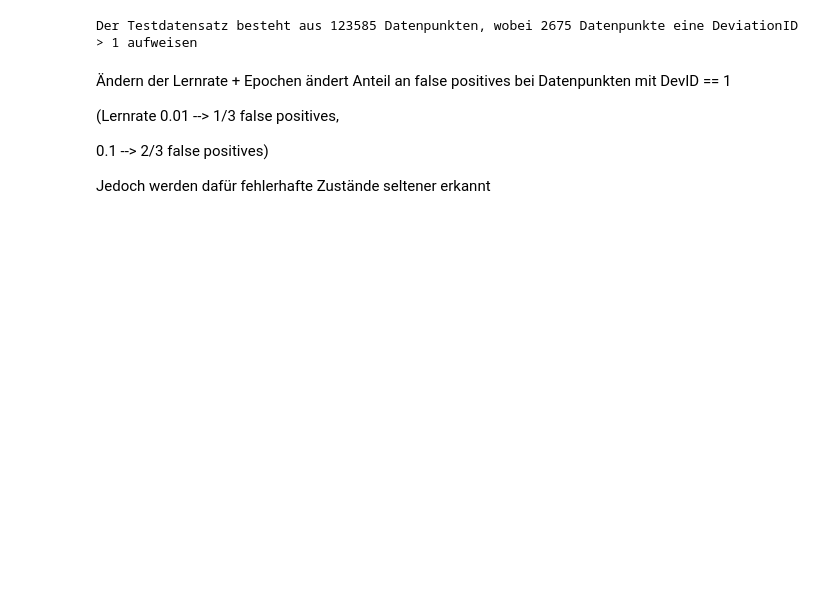
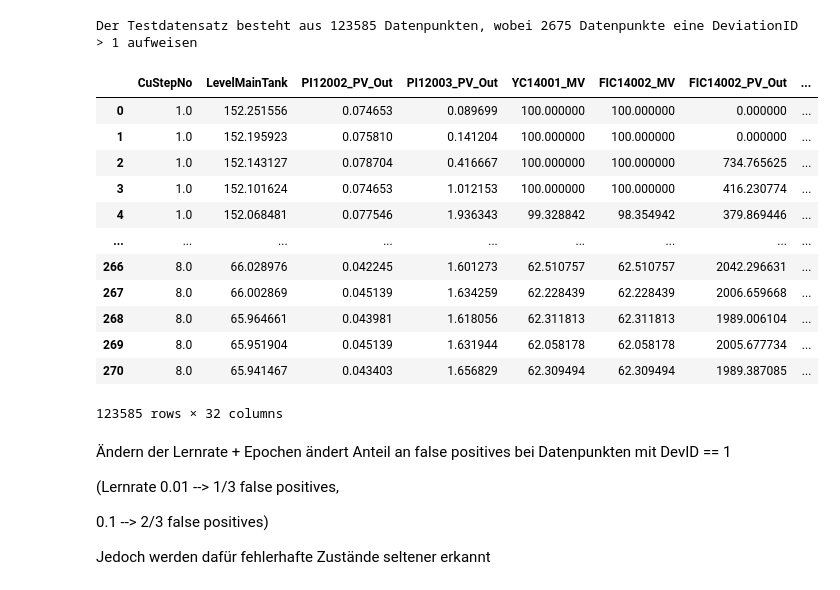
Before and after one commit to dan-vp/app_projekt, a Jupyter notebook: app_projekt_6.ipynb, the cells around one changed output. Saved outputs shown, nothing was run; the diff lists cells and outputs as text; code cells hidden in the pictures; blank space fills up the shorter version.

```diff
--- a/app_projekt_6.ipynb
+++ b/app_projekt_6.ipynb
@@ -993,6 +1131,22 @@ Im Testdatensatz werden an 93585 Datenpunkten Anomalien gemeldet.
 print(f"Der Testdatensatz besteht aus {X_test_ae.shape[0]} Datenpunkten, wobei {normal_df[normal_df.batchn > val_batchn_max].shape[0]} Datenpunkte eine DeviationID > 1 aufweisen")
 # %% [output]
 Der Testdatensatz besteht aus 123585 Datenpunkten, wobei 2675 Datenpunkte eine DeviationID > 1 aufweisen
+# %%
+test_ae
+# %% [output]
+|  | CuStepNo | LevelMainTank | PI12002_PV_Out | PI12003_PV_Out | YC14001_MV | FIC14002_MV | FIC14002_PV_Out | ... |
+| 0 | 1.0 | 152.251556 | 0.074653 | 0.089699 | 100.000000 | 100.000000 | 0.000000 | ... |
+| 1 | 1.0 | 152.195923 | 0.075810 | 0.141204 | 100.000000 | 100.000000 | 0.000000 | ... |
+| 2 | 1.0 | 152.143127 | 0.078704 | 0.416667 | 100.000000 | 100.000000 | 734.765625 | ... |
+| 3 | 1.0 | 152.101624 | 0.074653 | 1.012153 | 100.000000 | 100.000000 | 416.230774 | ... |
+| 4 | 1.0 | 152.068481 | 0.077546 | 1.936343 | 99.328842 | 98.354942 | 379.869446 | ... |
+| ... | ... | ... | ... | ... | ... | ... | ... | ... |
+| 266 | 8.0 | 66.028976 | 0.042245 | 1.601273 | 62.510757 | 62.510757 | 2042.296631 | ... |
+| 267 | 8.0 | 66.002869 | 0.045139 | 1.634259 | 62.228439 | 62.228439 | 2006.659668 | ... |
+| 268 | 8.0 | 65.964661 | 0.043981 | 1.618056 | 62.311813 | 62.311813 | 1989.006104 | ... |
+| 269 | 8.0 | 65.951904 | 0.045139 | 1.631944 | 62.058178 | 62.058178 | 2005.677734 | ... |
+| 270 | 8.0 | 65.941467 | 0.043403 | 1.656829 | 62.309494 | 62.309494 | 1989.387085 | ... |
+123585 rows × 32 columns
 # %%
 eval_ae = pd.DataFrame(anomalies, columns = backup_X_test.columns)
 
```
Also changed, not shown: parts of 42 cells of this notebook.
